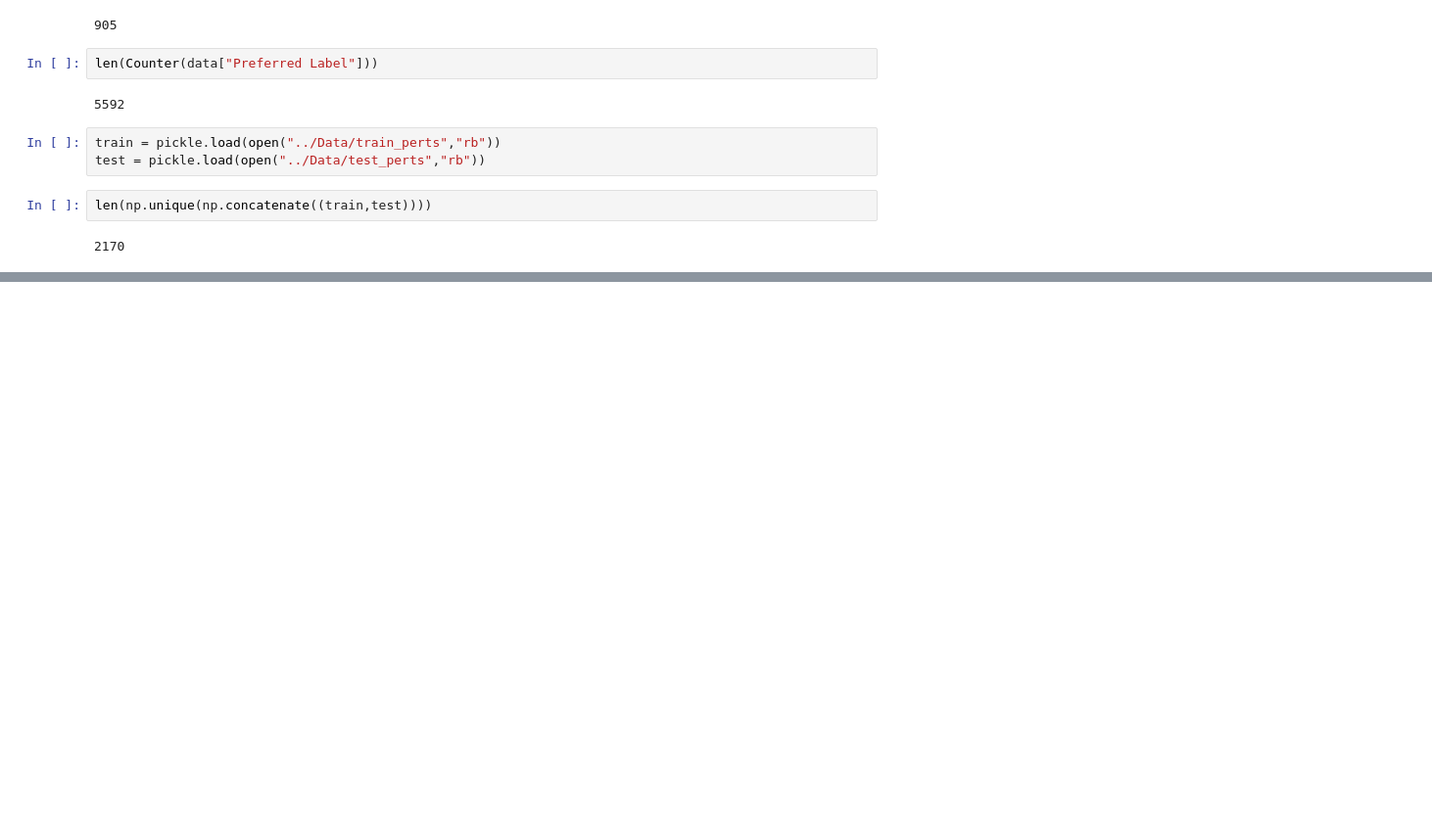
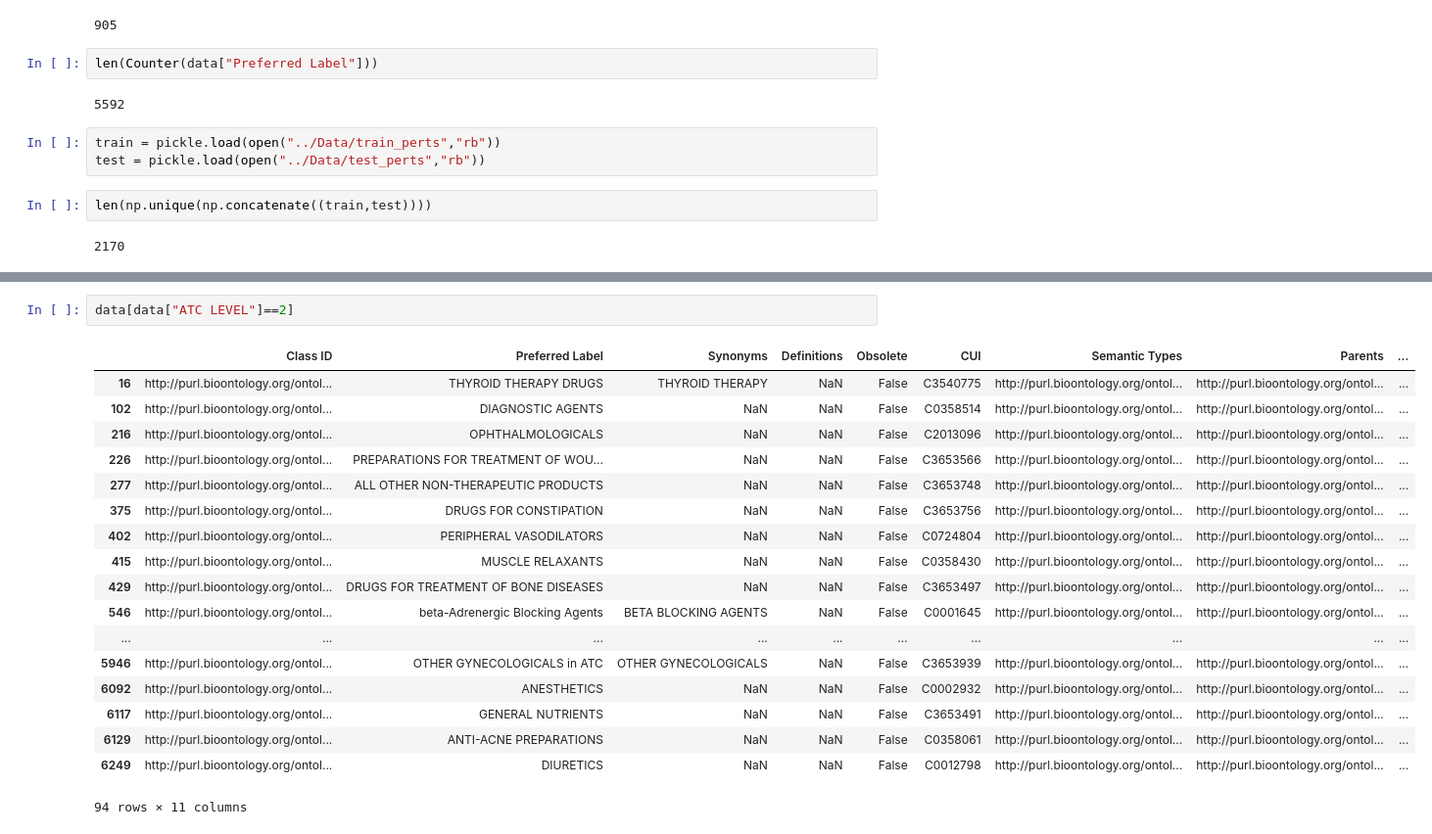
Before and after one commit to Dweepa/ItsAllInTheGenes, a Jupyter notebook: External /ExternalEval.ipynb, the cells around one changed output, grey strips where cells are left out. Shown: that part at 98% size. Cells and saved outputs as stored; diff of their text form; blank space fills up the shorter version.

```diff
--- a/External /ExternalEval.ipynb
+++ b/External /ExternalEval.ipynb
@@ -103,0 +185,21 @@ len(np.unique(np.concatenate((train,test))))
+# %%
+data[data["ATC LEVEL"]==2]
+# %% [output]
+|  | Class ID | Preferred Label | Synonyms | Definitions | Obsolete | CUI | Semantic Types | Parents | ... |
+| 16 | http://purl.bioontology.org/ontol... | THYROID THERAPY DRUGS | THYROID THERAPY | NaN | False | C3540775 | http://purl.bioontology.org/ontol... | http://purl.bioontology.org/ontol... | ... |
+| 102 | http://purl.bioontology.org/ontol... | DIAGNOSTIC AGENTS | NaN | NaN | False | C0358514 | http://purl.bioontology.org/ontol... | http://purl.bioontology.org/ontol... | ... |
+| 216 | http://purl.bioontology.org/ontol... | OPHTHALMOLOGICALS | NaN | NaN | False | C2013096 | http://purl.bioontology.org/ontol... | http://purl.bioontology.org/ontol... | ... |
+| 226 | http://purl.bioontology.org/ontol... | PREPARATIONS FOR TREATMENT OF WOU... | NaN | NaN | False | C3653566 | http://purl.bioontology.org/ontol... | http://purl.bioontology.org/ontol... | ... |
+| 277 | http://purl.bioontology.org/ontol... | ALL OTHER NON-THERAPEUTIC PRODUCTS | NaN | NaN | False | C3653748 | http://purl.bioontology.org/ontol... | http://purl.bioontology.org/ontol... | ... |
+| 375 | http://purl.bioontology.org/ontol... | DRUGS FOR CONSTIPATION | NaN | NaN | False | C3653756 | http://purl.bioontology.org/ontol... | http://purl.bioontology.org/ontol... | ... |
+| 402 | http://purl.bioontology.org/ontol... | PERIPHERAL VASODILATORS | NaN | NaN | False | C0724804 | http://purl.bioontology.org/ontol... | http://purl.bioontology.org/ontol... | ... |
+| 415 | http://purl.bioontology.org/ontol... | MUSCLE RELAXANTS | NaN | NaN | False | C0358430 | http://purl.bioontology.org/ontol... | http://purl.bioontology.org/ontol... | ... |
+| 429 | http://purl.bioontology.org/ontol... | DRUGS FOR TREATMENT OF BONE DISEASES | NaN | NaN | False | C3653497 | http://purl.bioontology.org/ontol... | http://purl.bioontology.org/ontol... | ... |
+| 546 | http://purl.bioontology.org/ontol... | beta-Adrenergic Blocking Agents | BETA BLOCKING AGENTS | NaN | False | C0001645 | http://purl.bioontology.org/ontol... | http://purl.bioontology.org/ontol... | ... |
+| ... | ... | ... | ... | ... | ... | ... | ... | ... | ... |
+| 5946 | http://purl.bioontology.org/ontol... | OTHER GYNECOLOGICALS in ATC | OTHER GYNECOLOGICALS | NaN | False | C3653939 | http://purl.bioontology.org/ontol... | http://purl.bioontology.org/ontol... | ... |
+| 6092 | http://purl.bioontology.org/ontol... | ANESTHETICS | NaN | NaN | False | C0002932 | http://purl.bioontology.org/ontol... | http://purl.bioontology.org/ontol... | ... |
+| 6117 | http://purl.bioontology.org/ontol... | GENERAL NUTRIENTS | NaN | NaN | False | C3653491 | http://purl.bioontology.org/ontol... | http://purl.bioontology.org/ontol... | ... |
+| 6129 | http://purl.bioontology.org/ontol... | ANTI-ACNE PREPARATIONS | NaN | NaN | False | C0358061 | http://purl.bioontology.org/ontol... | http://purl.bioontology.org/ontol... | ... |
+| 6249 | http://purl.bioontology.org/ontol... | DIURETICS | NaN | NaN | False | C0012798 | http://purl.bioontology.org/ontol... | http://purl.bioontology.org/ontol... | ... |
+94 rows × 11 columns
```
Also changed, not shown: parts of 10 cells of this notebook.
